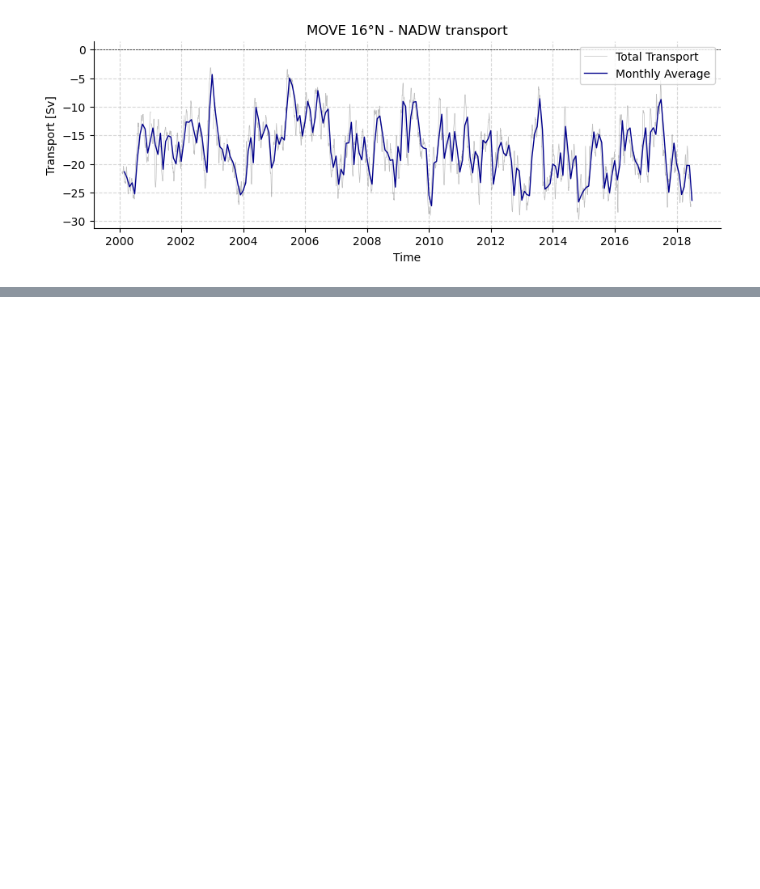
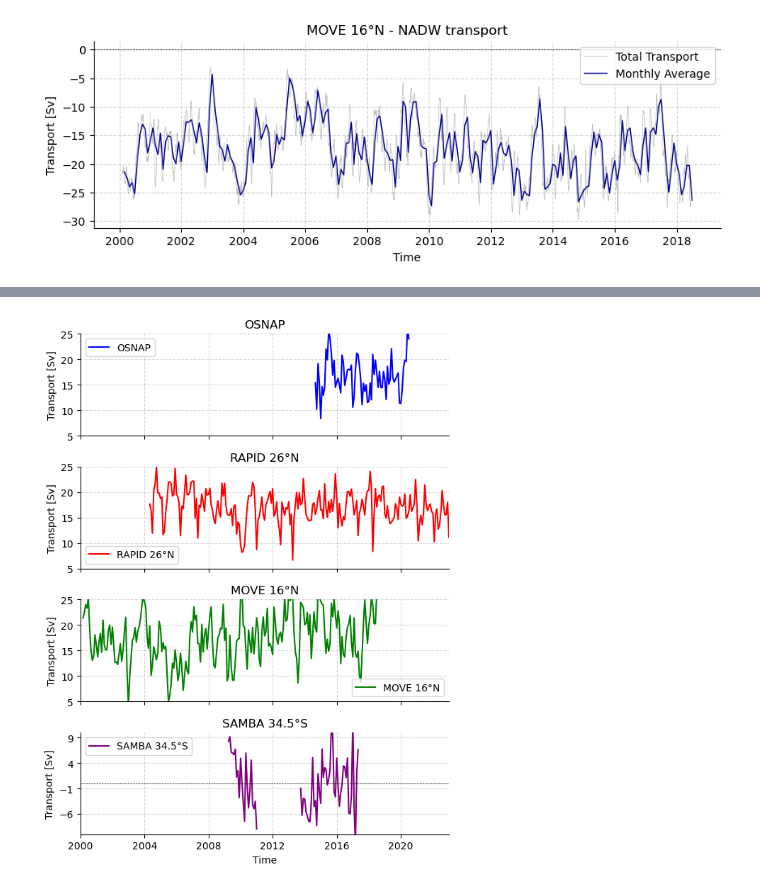
Before and after one commit to eleanorfrajka/MOC-transport, a Jupyter notebook: demo-output.ipynb, the cells around one changed output, grey strips where cells are left out. Cells and saved outputs as stored; diff of their text form; code cells hidden in the pictures; blank space fills up the shorter version.

```diff
--- a/demo-output.ipynb
+++ b/demo-output.ipynb
@@ -120,0 +133,3 @@ dataset = readers.read_osnap(None, ['OSNAP_MOC_MHT_MFT_TimeSeries_201408_202006_
+# %%
+datasetsOSNAP = readers.read_osnap()
+plotters.show_variables(datasetsOSNAP)
@@ -160,0 +206,14 @@ ax.grid(True, linestyle='--', alpha=0.5)
+# %%
+importlib.reload(plotters)
+plotters.plot_monthly_anomalies(
+    osnap_data=datasetsOSNAP['MOC_ALL'],
+    rapid_data=ds_rapid['moc_mar_hc10'],
+    move_data=-datasets16['TRANSPORT_TOTAL'],
+    samba_data=datasets34S[1]['MOC'],
+    osnap_label='OSNAP',
+    rapid_label='RAPID 26°N',
+    move_label='MOVE 16°N',
+    samba_label='SAMBA 34.5°S'
+)
+# %% [output]
+[figure, added]
```
Also changed, not shown: parts of 14 cells of this notebook, 14 other files.
